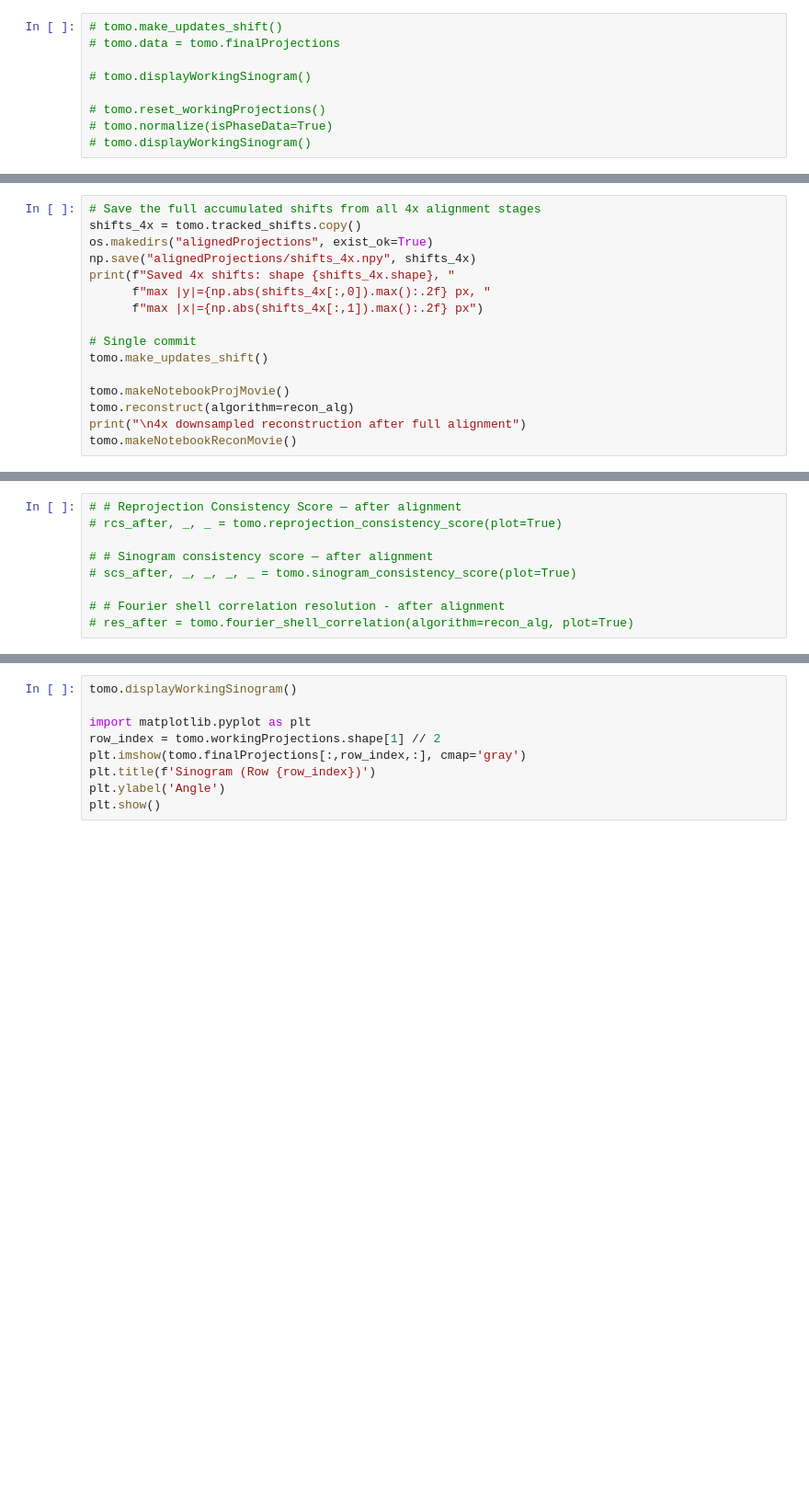
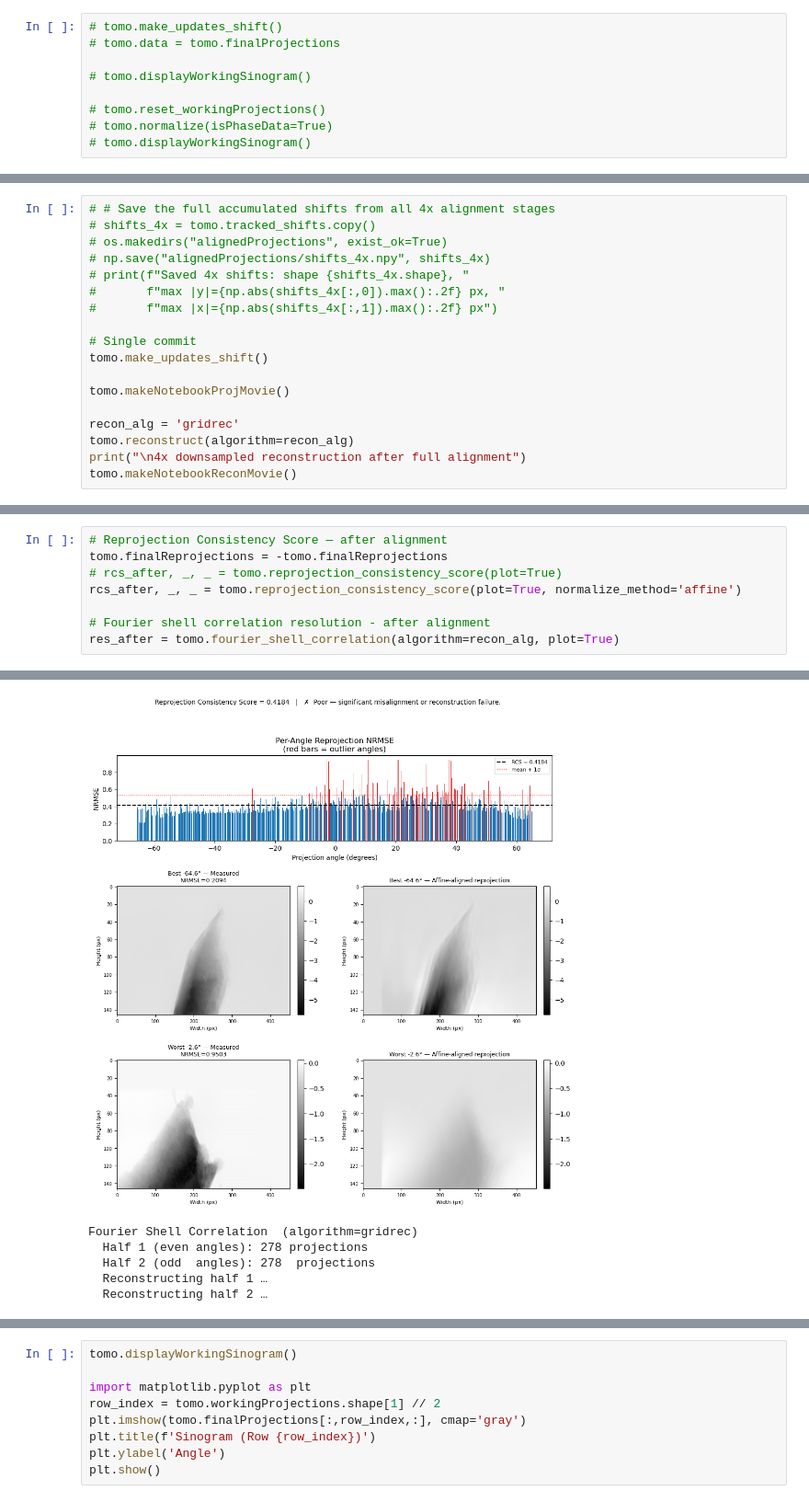
Before and after one commit to levijh1/TomoMono, a Jupyter notebook: test_notebook_realData.ipynb, the cells around one changed output, grey strips where cells are left out. Shown at 92% size. Saved outputs shown, nothing was run; the diff lists cells and outputs as text; blank space fills up the shorter version.

```diff
--- a/test_notebook_realData.ipynb
+++ b/test_notebook_realData.ipynb
@@ -218,16 +188,18 @@ Iteration 2: avg shift = 0.0133 px, max shift = 0.0888 px
 # %%
-# Save the full accumulated shifts from all 4x alignment stages
-shifts_4x = tomo.tracked_shifts.copy()
-os.makedirs("alignedProjections", exist_ok=True)
-np.save("alignedProjections/shifts_4x.npy", shifts_4x)
-print(f"Saved 4x shifts: shape {shifts_4x.shape}, "
-      f"max |y|={np.abs(shifts_4x[:,0]).max():.2f} px, "
-      f"max |x|={np.abs(shifts_4x[:,1]).max():.2f} px")
+# # Save the full accumulated shifts from all 4x alignment stages
+# shifts_4x = tomo.tracked_shifts.copy()
+# os.makedirs("alignedProjections", exist_ok=True)
+# np.save("alignedProjections/shifts_4x.npy", shifts_4x)
+# print(f"Saved 4x shifts: shape {shifts_4x.shape}, "
+#       f"max |y|={np.abs(shifts_4x[:,0]).max():.2f} px, "
+#       f"max |x|={np.abs(shifts_4x[:,1]).max():.2f} px")
 
 # Single commit
 tomo.make_updates_shift()
 
 tomo.makeNotebookProjMovie()
+
+recon_alg = 'gridrec'
 tomo.reconstruct(algorithm=recon_alg)
 print("\n4x downsampled reconstruction after full alignment")
 tomo.makeNotebookReconMovie()
@@ -236,9 +220,9 @@ tomo.displayReconOrthogonalSlices()
 # %%
-# # Reprojection Consistency Score — after alignment
+# Reprojection Consistency Score — after alignment
+tomo.finalReprojections = -tomo.finalReprojections
 # rcs_after, _, _ = tomo.reprojection_consistency_score(plot=True)
+rcs_after, _, _ = tomo.reprojection_consistency_score(plot=True, normalize_method='affine')
 
-# # Sinogram consistency score — after alignment
-# scs_after, _, _, _, _ = tomo.sinogram_consistency_score(plot=True)
-
-# # Fourier shell correlation resolution - after alignment
-# res_after = tomo.fourier_shell_correlation(algorithm=recon_alg, plot=True)
+# Fourier shell correlation resolution - after alignment
+res_after = tomo.fourier_shell_correlation(algorithm=recon_alg, plot=True)
+# %% [output]
@@ -244,0 +239,6 @@ tomo.displayReconOrthogonalSlices()
+[figure, added]
+Fourier Shell Correlation  (algorithm=gridrec)
+  Half 1 (even angles): 278 projections
+  Half 2 (odd  angles): 278  projections
+  Reconstructing half 1 …
+  Reconstructing half 2 …
```
Also changed, not shown: parts of 8 cells of this notebook, 41 other files.
